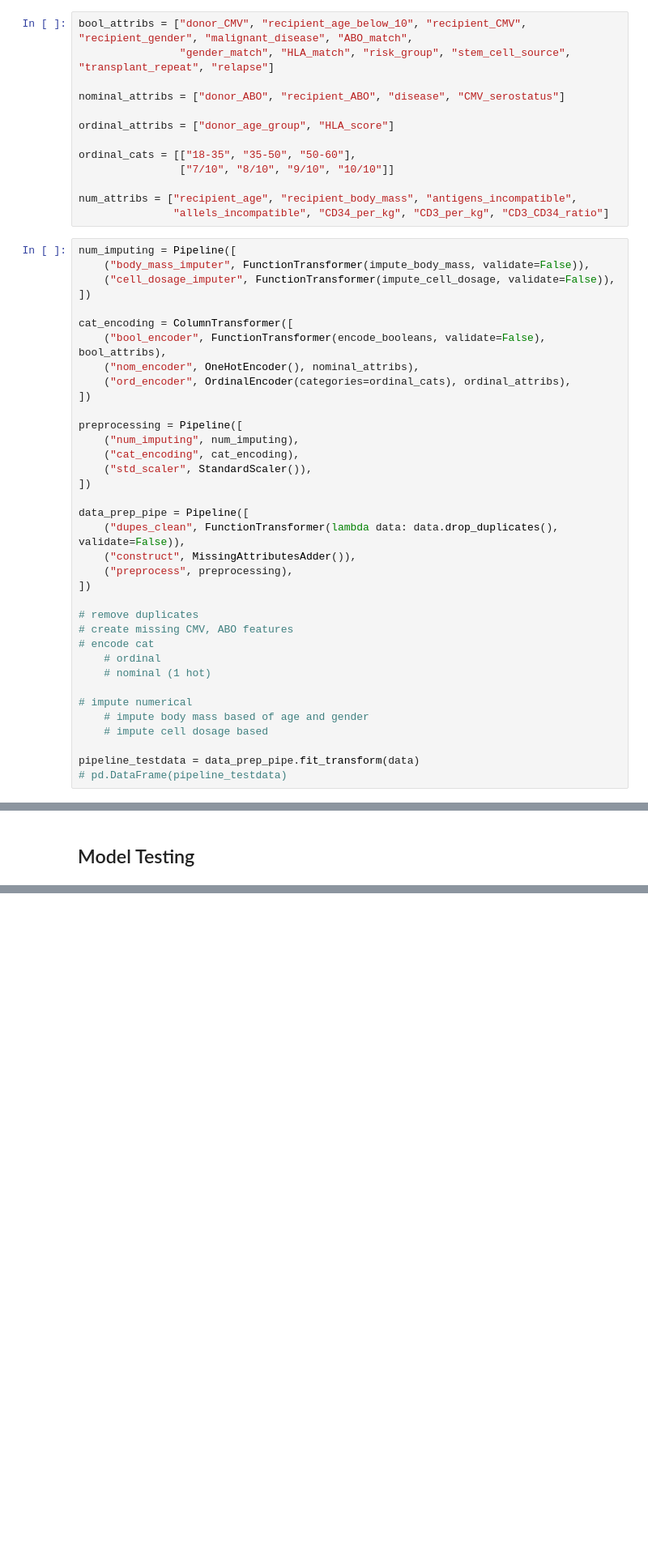
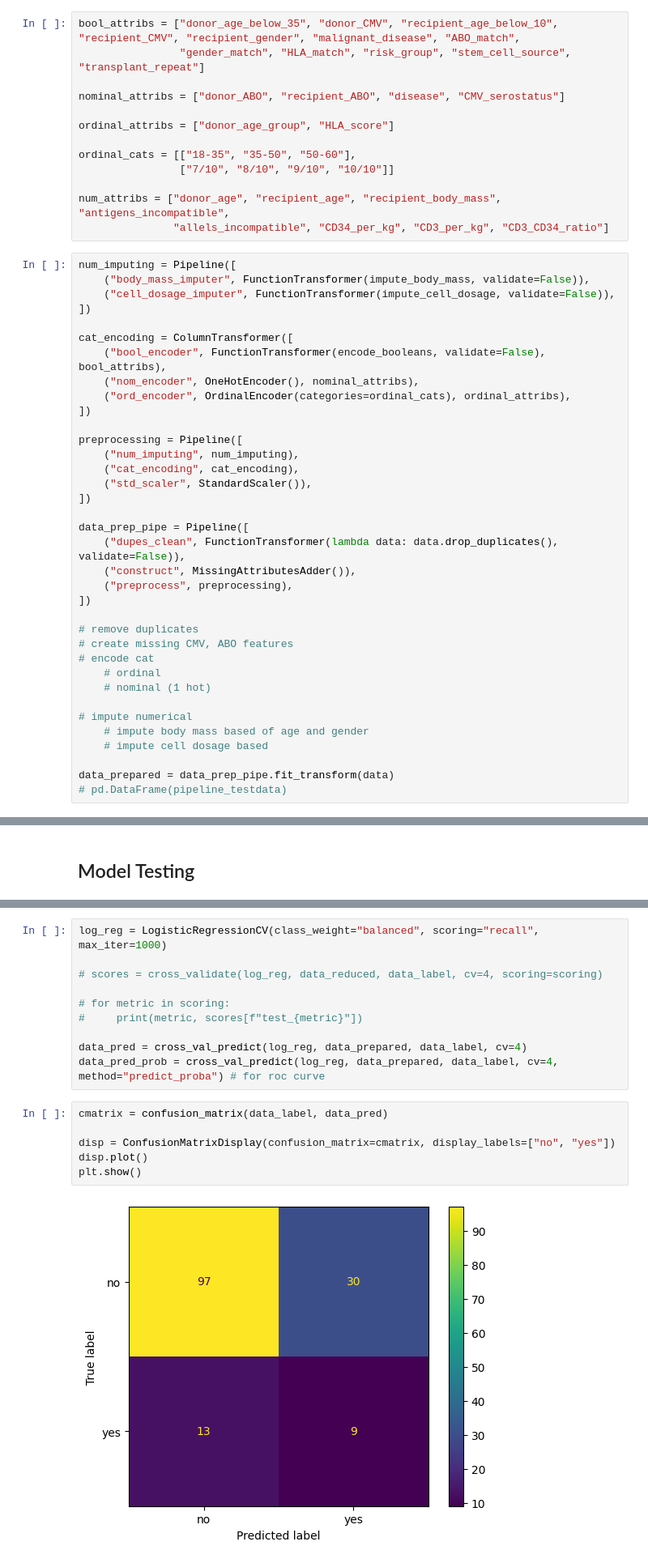
Before and after one commit to Meidical/challenge-2, a Jupyter notebook: notebooks/experiment/relapse/relapse-preprocessing.ipynb, the cells around one changed output, grey strips where cells are left out. Shown at 81% size. Drawn from its saved outputs; the diff is of its cells as text; blank space fills up the shorter version.

```diff
--- a/notebooks/experiment/relapse-prediction.ipynb
+++ b/notebooks/experiment/relapse/relapse-preprocessing.ipynb
@@ -388,8 +395,8 @@ def impute_cell_dosage(data: DataFrame):
 
     return data
 # %%
-bool_attribs = ["donor_CMV", "recipient_age_below_10", "recipient_CMV", "recipient_gender", "malignant_disease", "ABO_match",
-                "gender_match", "HLA_match", "risk_group", "stem_cell_source", "transplant_repeat", "relapse"]
+bool_attribs = ["donor_age_below_35", "donor_CMV", "recipient_age_below_10", "recipient_CMV", "recipient_gender", "malignant_disease", "ABO_match",
+                "gender_match", "HLA_match", "risk_group", "stem_cell_source", "transplant_repeat"]
 
 nominal_attribs = ["donor_ABO", "recipient_ABO", "disease", "CMV_serostatus"]
 
@@ -398,7 +405,7 @@ ordinal_attribs = ["donor_age_group", "HLA_score"]
 ordinal_cats = [["18-35", "35-50", "50-60"],
                 ["7/10", "8/10", "9/10", "10/10"]]
 
-num_attribs = ["recipient_age", "recipient_body_mass", "antigens_incompatible",
+num_attribs = ["donor_age", "recipient_age", "recipient_body_mass", "antigens_incompatible",
                "allels_incompatible", "CD34_per_kg", "CD3_per_kg", "CD3_CD34_ratio"]
 # %%
 num_imputing = Pipeline([
@@ -434,5 +441,5 @@ data_prep_pipe = Pipeline([
     # impute body mass based of age and gender
     # impute cell dosage based
 
-pipeline_testdata = data_prep_pipe.fit_transform(data)
+data_prepared = data_prep_pipe.fit_transform(data)
 # pd.DataFrame(pipeline_testdata)
@@ -466,0 +466,18 @@ log_reg.fit(pipeline_testdata, test_set)
+# %%
+log_reg = LogisticRegressionCV(class_weight="balanced", scoring="recall", max_iter=1000)
+
+# scores = cross_validate(log_reg, data_reduced, data_label, cv=4, scoring=scoring)
+
+# for metric in scoring:
+#     print(metric, scores[f"test_{metric}"])
+
+data_pred = cross_val_predict(log_reg, data_prepared, data_label, cv=4)
+data_pred_prob = cross_val_predict(log_reg, data_prepared, data_label, cv=4, method="predict_proba") # for roc curve
+# %%
+cmatrix = confusion_matrix(data_label, data_pred)
+
+disp = ConfusionMatrixDisplay(confusion_matrix=cmatrix, display_labels=["no", "yes"])
+disp.plot()
+plt.show()
+# %% [output]
+[figure, added]
```
Also changed, not shown: parts of 20 cells of this notebook, 2 other files.
